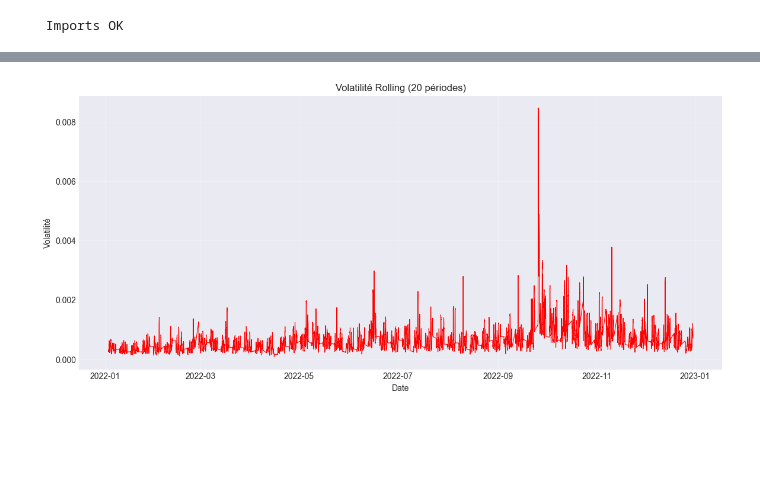
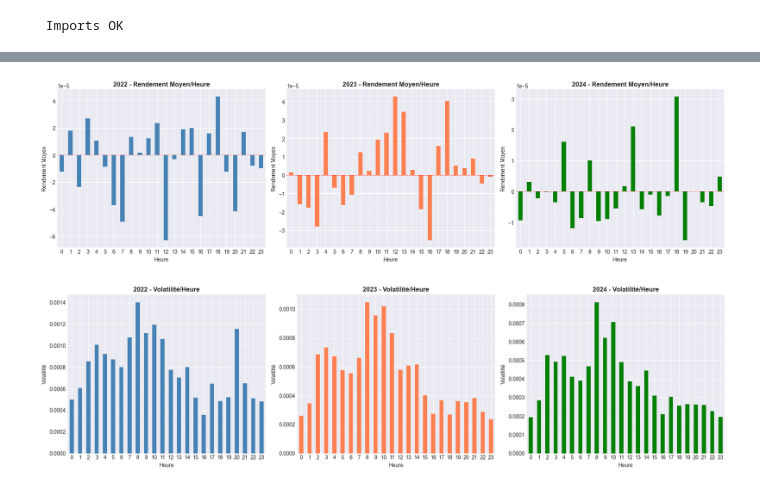
Before and after one commit to AudreyMk/Projet_ML-RL_Trading, a Jupyter notebook: notebooks/01_eda.ipynb, the cells around one changed output, grey strips where cells are left out. Cells and saved outputs as stored; diff of their text form; code cells hidden in the pictures; blank space fills up the shorter version.

```diff
--- a/notebooks/01_eda.ipynb
+++ b/notebooks/01_eda.ipynb
@@ -39,5 +82,17 @@ Période: 2022-01-02 18:00:00 → 2022-12-30 16:30:00
 # %%
-print("=== STATISTIQUES DESCRIPTIVES ===\n")
-print(df.describe())
-print(f"\nMissing values:\n{df.isnull().sum()}")
+# Boucle sur les 3 années
+
+# Stocker les résultats
+all_data = {}
+all_hourly_stats = {}
+
+# Boucle sur les 3 années
+for year in [2022, 2023, 2024]:
+    df, hourly_stats = generate_full_report(year)
+    all_data[year] = df
+    all_hourly_stats[year] = hourly_stats
+
+print(f"\n{'='*80}")
+print(" RAPPORTS GÉNÉRÉS POUR LES 3 ANNÉES")
+print(f"{'='*80}")
 # %% [output]
@@ -109,15 +173,35 @@ plt.show()
 # %%
-# Volatilité Rolling (20 périodes)
+# Comparaison - Patterns Horaires
 
-df['volatility_20'] = df['return'].rolling(20).std()
+# Patterns horaires - Rendement moyen par heure
+fig, axes = plt.subplots(1, 3, figsize=(18, 5))
 
-plt.figure(figsize=(14, 6))
-plt.plot(df.index, df['volatility_20'], linewidth=0.8, color='red')
-plt.title('Volatilité Rolling (20 périodes)')
-plt.xlabel('Date')
-plt.ylabel('Volatilité')
-plt.grid(True, alpha=0.3)
+for i, year in enumerate([2022, 2023, 2024]):
+    hourly = all_hourly_stats[year]
+    hourly['mean'].plot(kind='bar', ax=axes[i], color=['steelblue', 'coral', 'green'][i])
+    axes[i].set_title(f'{year} - Rendement Moyen/Heure', fontweight='bold')
+    axes[i].set_xlabel('Heure')
+    axes[i].set_ylabel('Rendement Moyen')
+    axes[i].axhline(0, color='red', linestyle='--', linewidth=1, alpha=0.5)
+    axes[i].tick_params(axis='x', rotation=0)
+
+plt.tight_layout()
 plt.show()
+
+# Patterns horaires - Volatilité par heure
+fig, axes = plt.subplots(1, 3, figsize=(18, 5))
+
+for i, year in enumerate([2022, 2023, 2024]):
+    hourly = all_hourly_stats[year]
+    hourly['std'].plot(kind='bar', ax=axes[i], color=['steelblue', 'coral', 'green'][i])
+    axes[i].set_title(f'{year} - Volatilité/Heure', fontweight='bold')
+    axes[i].set_xlabel('Heure')
+    axes[i].set_ylabel('Volatilité')
+    axes[i].tick_params(axis='x', rotation=0)
+
+plt.tight_layout()
+plt.show()
 # %% [output]
-[figure, old version]
+[figure, new version]
+[figure, added]
 # %%
```
Also changed, not shown: parts of 9 cells of this notebook, 20 other files.
